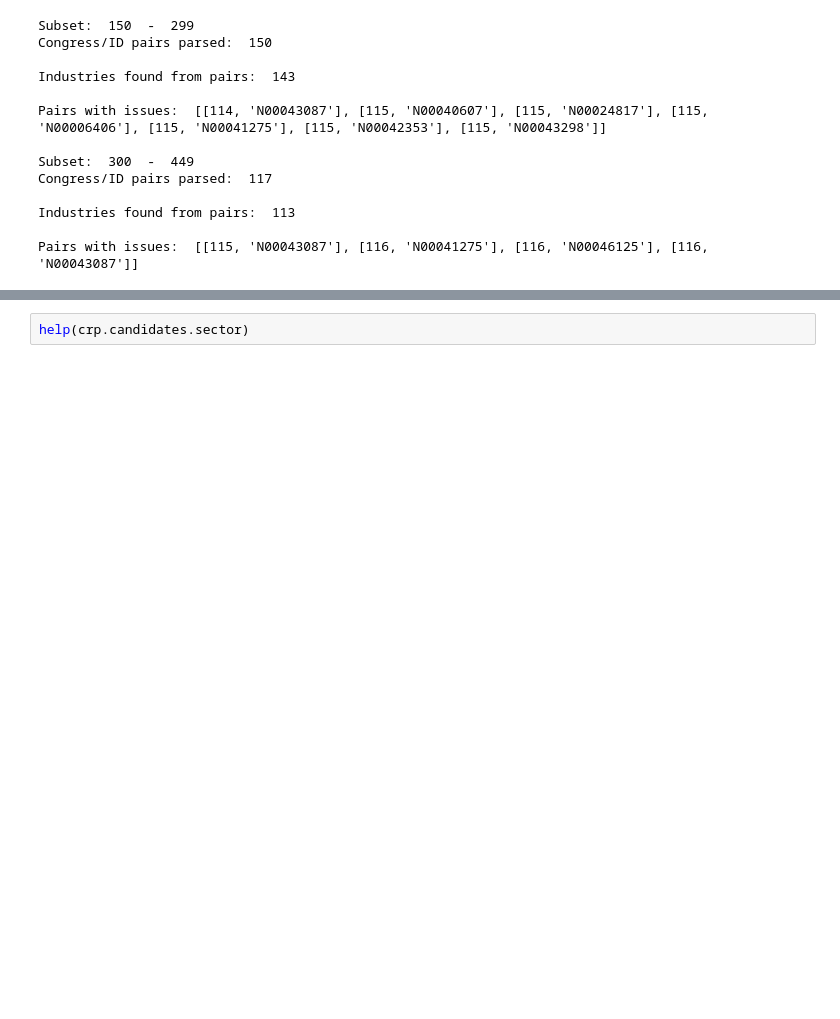
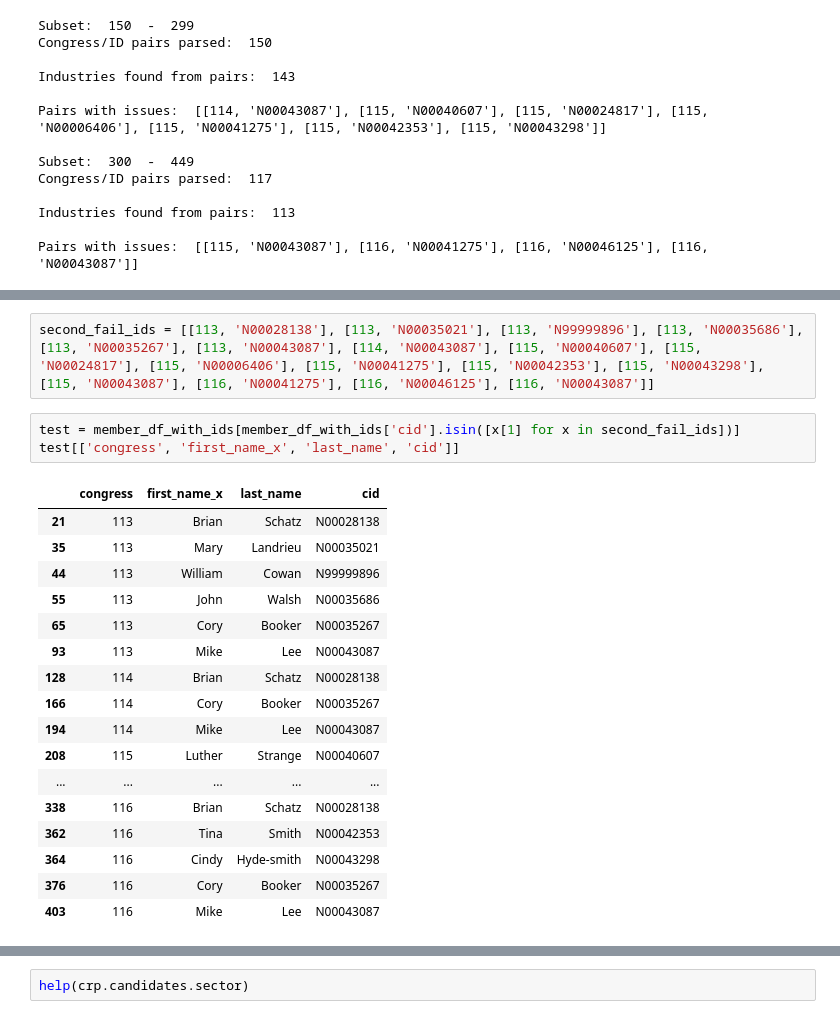
Before and after one commit to zapatos24/senator_nlp_vote_prediction, a Jupyter notebook: sm_project_data_gathering.ipynb, the cells around one changed output, grey strips where cells are left out. Cells and saved outputs as stored; diff of their text form; blank space fills up the shorter version.

```diff
--- a/sm_project_data_gathering.ipynb
+++ b/sm_project_data_gathering.ipynb
@@ -524 +590,24 @@ Pairs with issues:  [[115, 'N00043087'], [116, 'N00041275'], [116, 'N00046125'],
+# %%
+second_fail_ids = [[113, 'N00028138'], [113, 'N00035021'], [113, 'N99999896'], [113, 'N00035686'], [113, 'N00035267'], [113, 'N00043087'], [114, 'N00043087'], [115, 'N00040607'], [115, 'N00024817'], [115, 'N00006406'], [115, 'N00041275'], [115, 'N00042353'], [115, 'N00043298'], [115, 'N00043087'], [116, 'N00041275'], [116, 'N00046125'], [116, 'N00043087']]
+# %%
+test = member_df_with_ids[member_df_with_ids['cid'].isin([x[1] for x in second_fail_ids])]
+test[['congress', 'first_name_x', 'last_name', 'cid']]
+# %% [output]
+|  | congress | first_name_x | last_name | cid |
+| 21 | 113 | Brian | Schatz | N00028138 |
+| 35 | 113 | Mary | Landrieu | N00035021 |
+| 44 | 113 | William | Cowan | N99999896 |
+| 55 | 113 | John | Walsh | N00035686 |
+| 65 | 113 | Cory | Booker | N00035267 |
+| 93 | 113 | Mike | Lee | N00043087 |
+| 128 | 114 | Brian | Schatz | N00028138 |
+| 166 | 114 | Cory | Booker | N00035267 |
+| 194 | 114 | Mike | Lee | N00043087 |
+| 208 | 115 | Luther | Strange | N00040607 |
+| ... | ... | ... | ... | ... |
+| 338 | 116 | Brian | Schatz | N00028138 |
+| 362 | 116 | Tina | Smith | N00042353 |
+| 364 | 116 | Cindy | Hyde-smith | N00043298 |
+| 376 | 116 | Cory | Booker | N00035267 |
+| 403 | 116 | Mike | Lee | N00043087 |
 # %%
```
Also changed, not shown: parts of 6 cells of this notebook, 2 other files.
